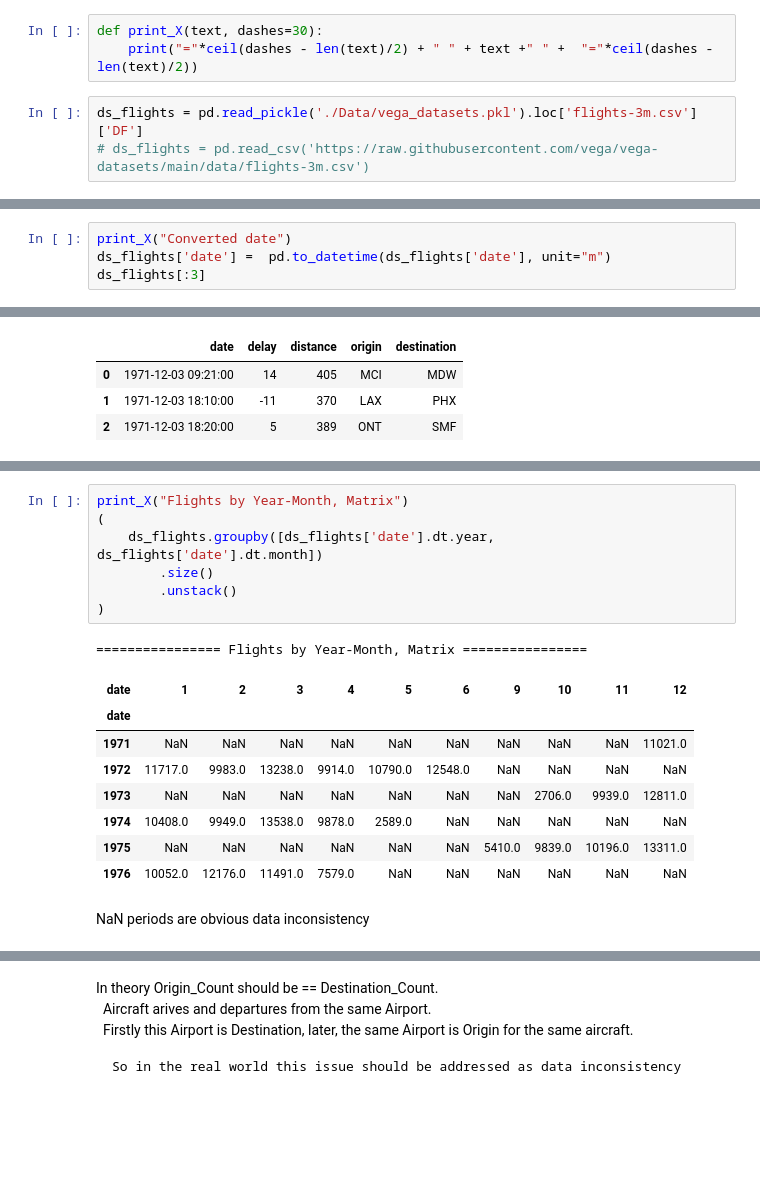
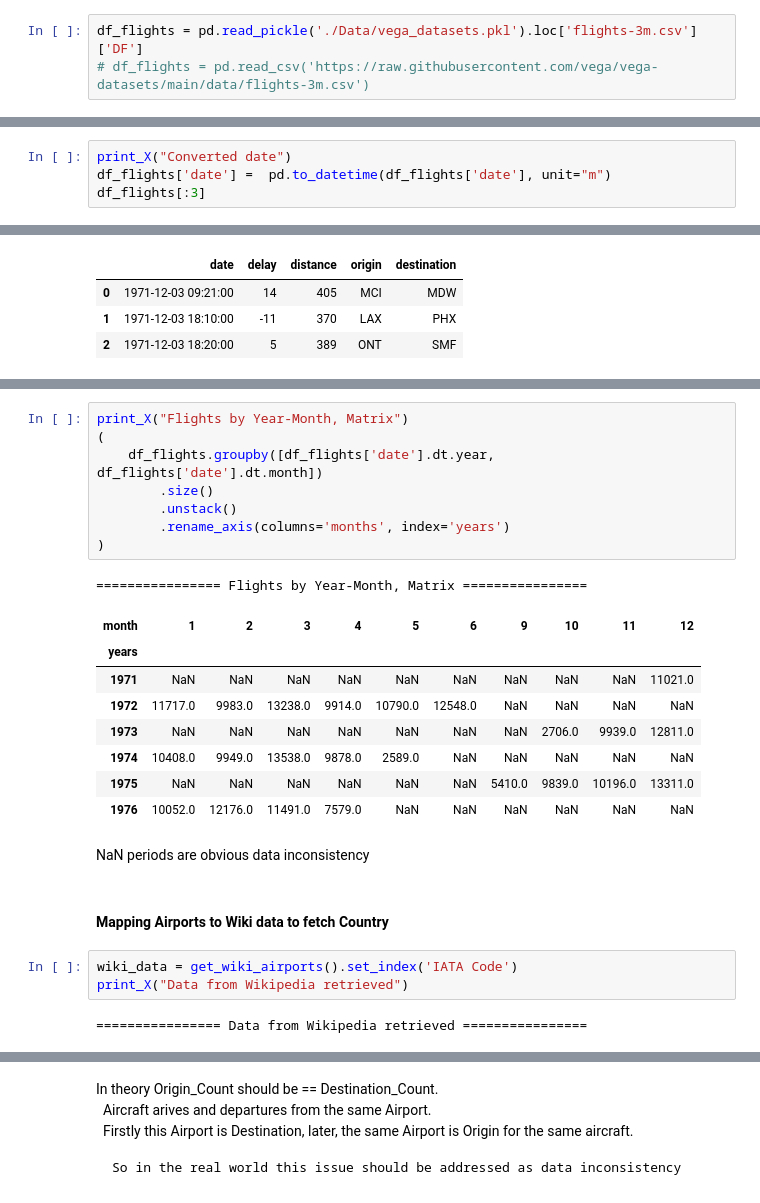
Before and after one commit to serg-razum-off/Altair, a Jupyter notebook: [PD] qick practice on V_Filghts.ipynb, the cells around one changed output, grey strips where cells are left out. Cells and saved outputs as stored; diff of their text form; blank space fills up the shorter version.

Commit message:
SR [2023-04-11]: Scrapping from Wiki Airports
>> Skrapping done; Airports from dataset mapped to Wiki. Country == USA only

```diff
--- a/[PD] qick practice on V_Filghts.ipynb
+++ b/[PD] qick practice on V_Filghts.ipynb
@@ -24,9 +25,6 @@ print("...Done")
 # %% [output]
 ======================= General Imports =======================
 ...Done
-# %%
-def print_X(text, dashes=30):
-    print("="*ceil(dashes - len(text)/2) + " " + text +" " +  "="*ceil(dashes - len(text)/2))
 # %%
-ds_flights = pd.read_pickle('./Data/vega_datasets.pkl').loc['flights-3m.csv']['DF']
-# ds_flights = pd.read_csv('https://raw.githubusercontent.com/vega/vega-datasets/main/data/flights-3m.csv')
+df_flights = pd.read_pickle('./Data/vega_datasets.pkl').loc['flights-3m.csv']['DF']
+# df_flights = pd.read_csv('https://raw.githubusercontent.com/vega/vega-datasets/main/data/flights-3m.csv')
@@ -44,7 +45,7 @@ ds_flights[:3]
 # %%
 print_X("Converted date")
-ds_flights['date'] =  pd.to_datetime(ds_flights['date'], unit="m")
-ds_flights[:3]
+df_flights['date'] =  pd.to_datetime(df_flights['date'], unit="m")
+df_flights[:3]
 # %% [output]
 ======================= Converted date =======================
 |  | date | delay | distance | origin | destination |
@@ -115,14 +116,15 @@ print_X("Flights by Year-Month")
 # %%
 print_X("Flights by Year-Month, Matrix")
 (
-    ds_flights.groupby([ds_flights['date'].dt.year, ds_flights['date'].dt.month])
+    df_flights.groupby([df_flights['date'].dt.year, df_flights['date'].dt.month])
         .size()
         .unstack()
+        .rename_axis(columns='months', index='years')
 )
 # %% [output]
 ================ Flights by Year-Month, Matrix ================
-| date | 1 | 2 | 3 | 4 | 5 | 6 | 9 | 10 | 11 | 12 |
-| date |  |  |  |  |  |  |  |  |  |  |
+| month | 1 | 2 | 3 | 4 | 5 | 6 | 9 | 10 | 11 | 12 |
+| years |  |  |  |  |  |  |  |  |  |  |
 | 1971 | NaN | NaN | NaN | NaN | NaN | NaN | NaN | NaN | NaN | 11021.0 |
 | 1972 | 11717.0 | 9983.0 | 13238.0 | 9914.0 | 10790.0 | 12548.0 | NaN | NaN | NaN | NaN |
 | 1973 | NaN | NaN | NaN | NaN | NaN | NaN | NaN | 2706.0 | 9939.0 | 12811.0 |
@@ -131,3 +133,10 @@ print_X("Flights by Year-Month, Matrix")
 | 1976 | 10052.0 | 12176.0 | 11491.0 | 7579.0 | NaN | NaN | NaN | NaN | NaN | NaN |
 # %% [markdown]
 NaN periods are obvious data inconsistency
+# %% [markdown]
+#### Mapping Airports to Wiki data to fetch Country
+# %%
+wiki_data = get_wiki_airports().set_index('IATA Code')
+print_X("Data from Wikipedia retrieved")
+# %% [output]
+================ Data from Wikipedia retrieved ================
```
Also changed, not shown: parts of 18 cells of this notebook, 4 other files.
